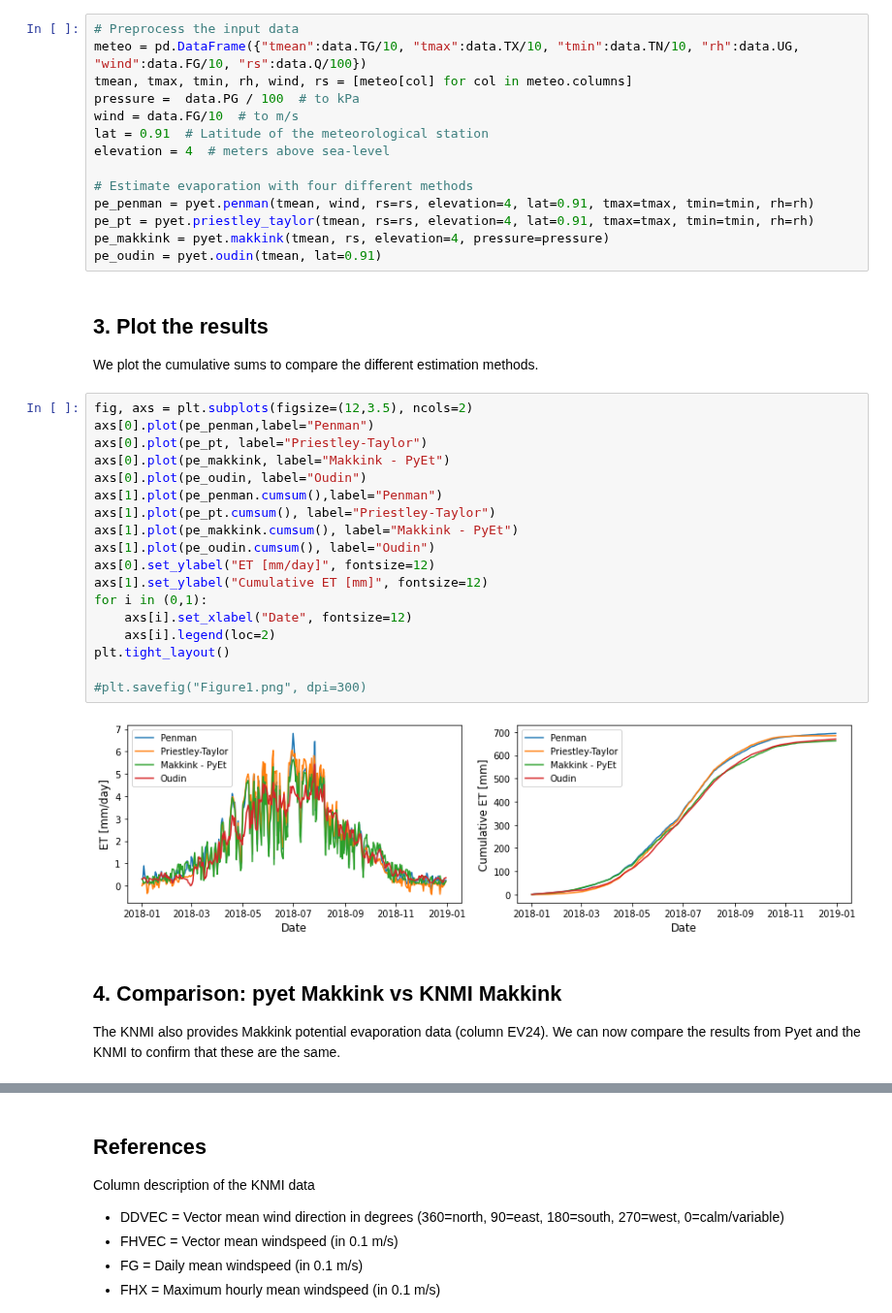
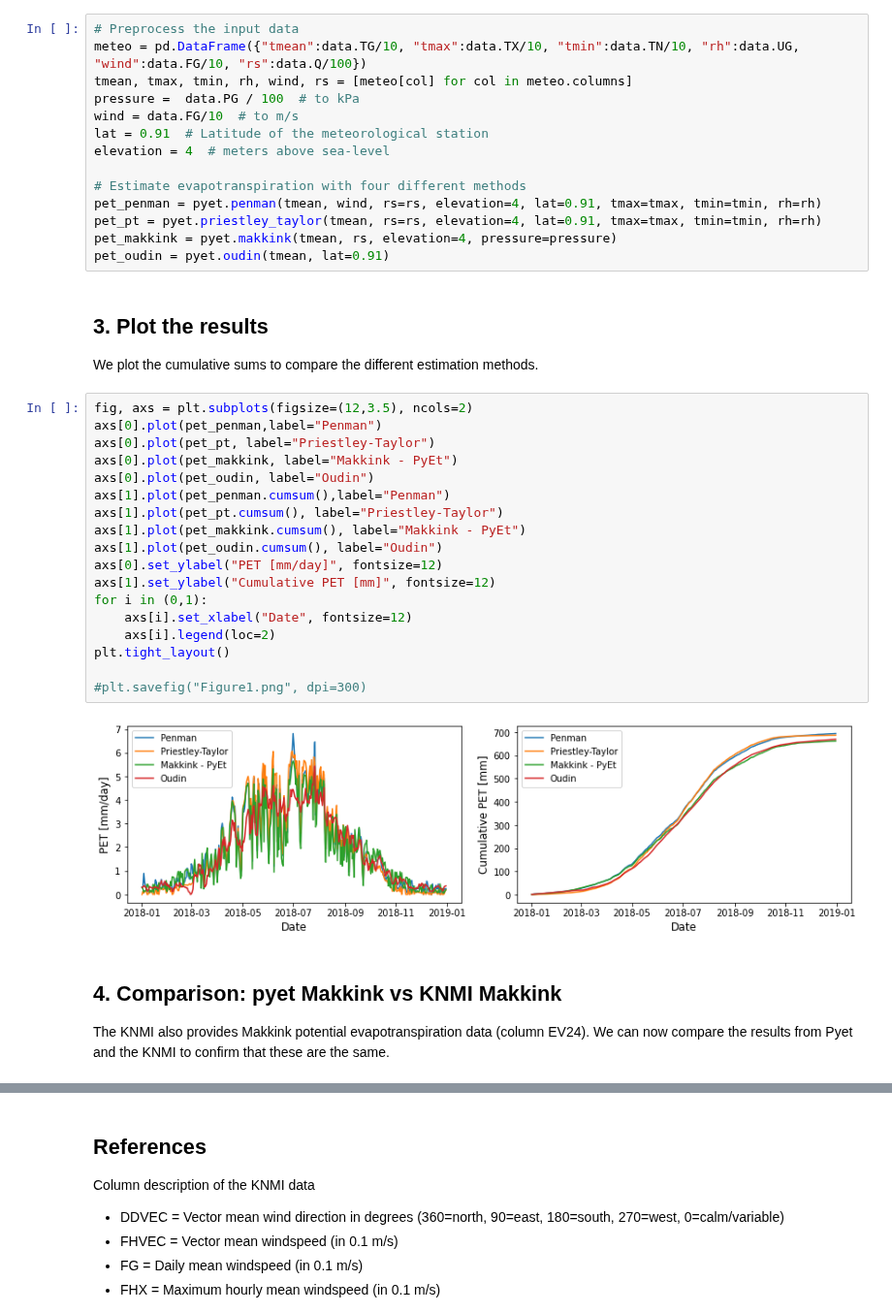
Before and after one commit to pyet-org/pyet, a Jupyter notebook: examples/03_example_knmi.ipynb, the cells around one changed output, grey strips where cells are left out. Shown at 97% size. Saved outputs shown, nothing was run; the diff lists cells and outputs as text.

```diff
--- a/examples/03_example_knmi.ipynb
+++ b/examples/03_example_knmi.ipynb
@@ -48,37 +48,37 @@ wind = data.FG/10  # to m/s
 lat = 0.91  # Latitude of the meteorological station
 elevation = 4  # meters above sea-level
 
-# Estimate evaporation with four different methods
-pe_penman = pyet.penman(tmean, wind, rs=rs, elevation=4, lat=0.91, tmax=tmax, tmin=tmin, rh=rh)
-pe_pt = pyet.priestley_taylor(tmean, rs=rs, elevation=4, lat=0.91, tmax=tmax, tmin=tmin, rh=rh)
-pe_makkink = pyet.makkink(tmean, rs, elevation=4, pressure=pressure)
-pe_oudin = pyet.oudin(tmean, lat=0.91)
+# Estimate evapotranspiration with four different methods
+pet_penman = pyet.penman(tmean, wind, rs=rs, elevation=4, lat=0.91, tmax=tmax, tmin=tmin, rh=rh)
+pet_pt = pyet.priestley_taylor(tmean, rs=rs, elevation=4, lat=0.91, tmax=tmax, tmin=tmin, rh=rh)
+pet_makkink = pyet.makkink(tmean, rs, elevation=4, pressure=pressure)
+pet_oudin = pyet.oudin(tmean, lat=0.91)
 # %% [markdown]
 ## 3. Plot the results
 
 We plot the cumulative sums to compare the different estimation methods.
 # %%
 fig, axs = plt.subplots(figsize=(12,3.5), ncols=2)
-axs[0].plot(pe_penman,label="Penman")
-axs[0].plot(pe_pt, label="Priestley-Taylor")
-axs[0].plot(pe_makkink, label="Makkink - PyEt")
-axs[0].plot(pe_oudin, label="Oudin")
-axs[1].plot(pe_penman.cumsum(),label="Penman")
-axs[1].plot(pe_pt.cumsum(), label="Priestley-Taylor")
-axs[1].plot(pe_makkink.cumsum(), label="Makkink - PyEt")
-axs[1].plot(pe_oudin.cumsum(), label="Oudin")
-axs[0].set_ylabel("ET [mm/day]", fontsize=12)
-axs[1].set_ylabel("Cumulative ET [mm]", fontsize=12)
+axs[0].plot(pet_penman,label="Penman")
+axs[0].plot(pet_pt, label="Priestley-Taylor")
+axs[0].plot(pet_makkink, label="Makkink - PyEt")
+axs[0].plot(pet_oudin, label="Oudin")
+axs[1].plot(pet_penman.cumsum(),label="Penman")
+axs[1].plot(pet_pt.cumsum(), label="Priestley-Taylor")
+axs[1].plot(pet_makkink.cumsum(), label="Makkink - PyEt")
+axs[1].plot(pet_oudin.cumsum(), label="Oudin")
+axs[0].set_ylabel("PET [mm/day]", fontsize=12)
+axs[1].set_ylabel("Cumulative PET [mm]", fontsize=12)
 for i in (0,1):
     axs[i].set_xlabel("Date", fontsize=12)
     axs[i].legend(loc=2)
 plt.tight_layout()
 
 #plt.savefig("Figure1.png", dpi=300)
 # %% [output]
-[figure, old version]
+[figure, new version]
 # %% [markdown]
 ## 4. Comparison: pyet Makkink vs KNMI Makkink
 
-The KNMI also provides Makkink potential evaporation data (column EV24). We can now compare the results from Pyet and the KNMI to confirm that these are the same.
+The KNMI also provides Makkink potential evapotranspiration data (column EV24). We can now compare the results from Pyet and the KNMI to confirm that these are the same.
 # %%
```
Also changed, not shown: parts of 8 cells of this notebook, 11 other files.
